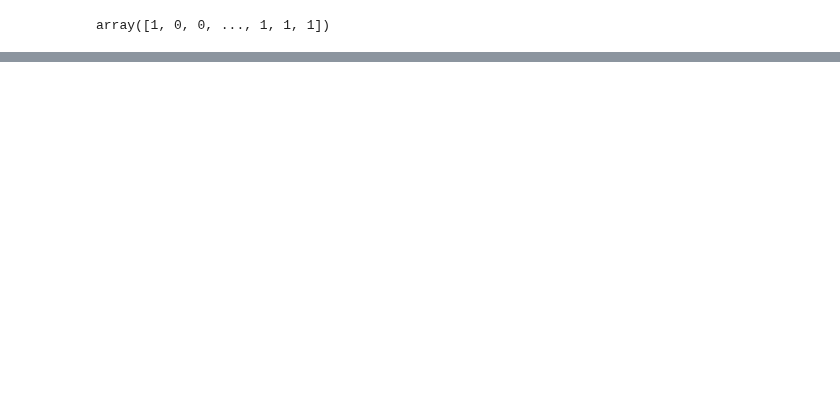
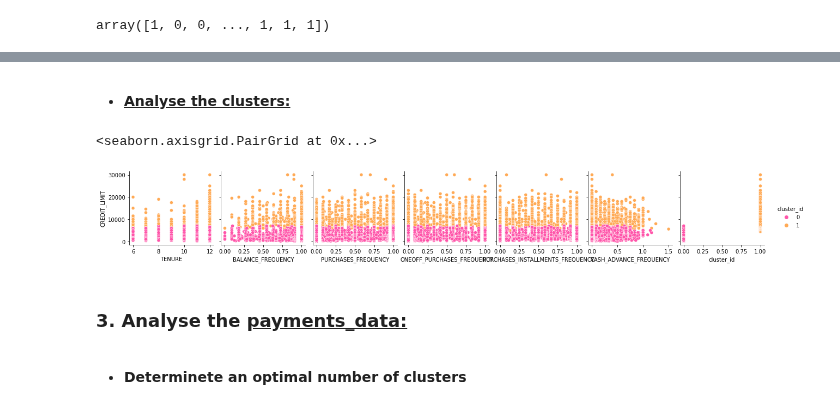
Before and after one commit to eugene-petrash/knn_classification_regression_and_k_means_clustering, a Jupyter notebook: model.ipynb, the cells around one changed output, grey strips where cells are left out. Saved outputs shown, nothing was run; the diff lists cells and outputs as text; code cells hidden in the pictures; blank space fills up the shorter version.

```diff
--- a/model.ipynb
+++ b/model.ipynb
@@ -510,0 +607,20 @@ sns.pairplot(
+# %% [markdown]
+<a id="Analyse_the_clusters_Analyse_the_frequency_data_K_Means_Clustering"></a>
+* **<ins>Analyse the clusters:<ins>**
+# %%
+sns.pairplot(
+    frequency_data, hue="cluster_id",
+    palette='spring',
+#     markers=["o", "P", "s", 'H'],
+    y_vars=['CREDIT_LIMIT'],
+    x_vars=[col for col in frequency_data.columns if col not in ['CUST_ID', 'CREDIT_LIMIT']]
+)
+# %% [output]
+<seaborn.axisgrid.PairGrid at 0x...>
+[figure, added]
+# %% [markdown]
+<a id="Analyse_the_payments_data_K_Means_Clustering"></a>
+### 3. **Analyse the <ins>payments_data:</ins>**
+# %% [markdown]
+<a id="Determinete_an_optimal_number_of_clusters_Analyse_the_payments_data_K_Means_Clustering"></a>
+* **Determinete an optimal number of clusters**
```
Also changed, not shown: parts of 63 cells of this notebook.
